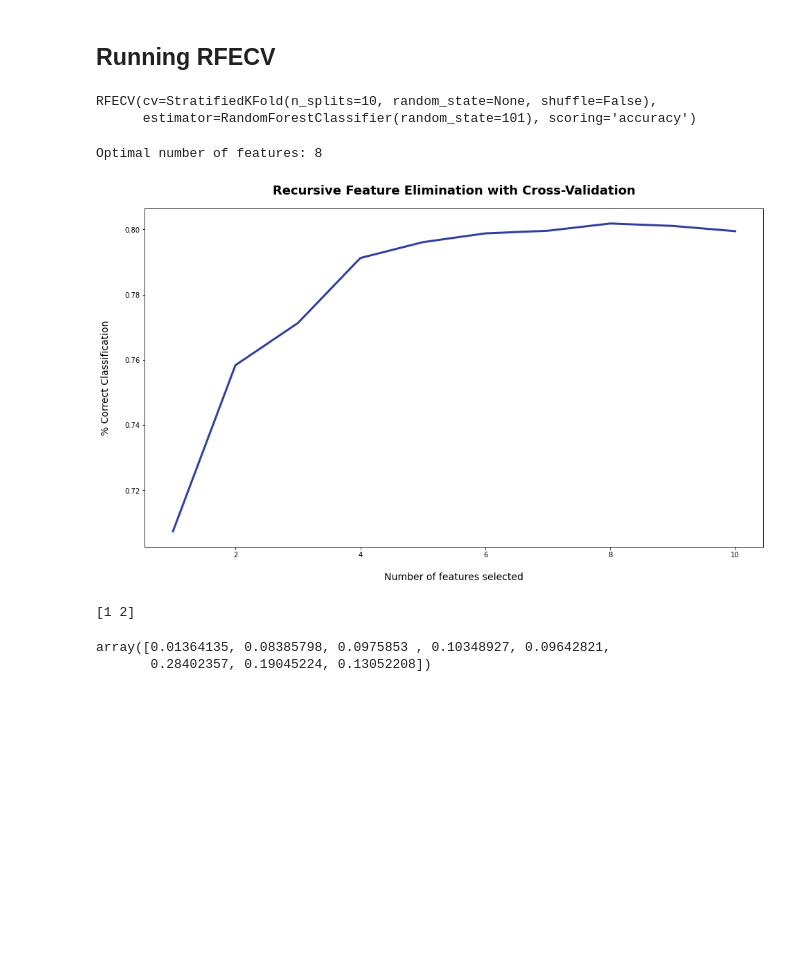
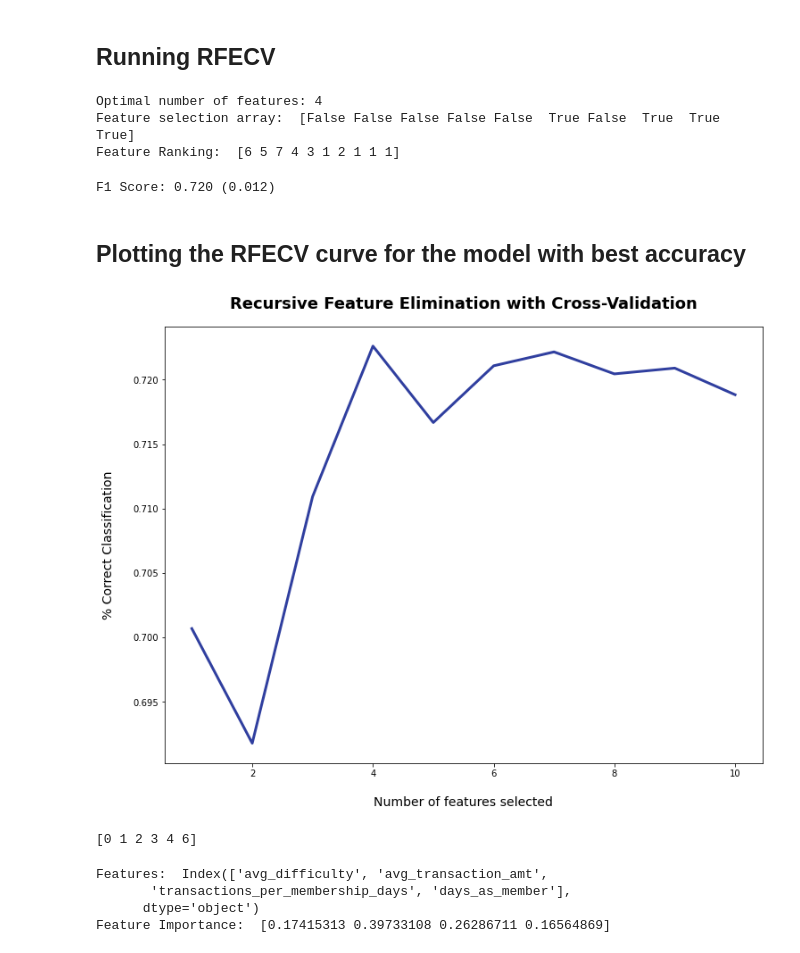
Before and after one commit to p33ves/Starbucks-Passive-Customer-Detection, a Jupyter notebook: notebooks/Feature Selection.ipynb, the cells around one changed output. Drawn from its saved outputs; the diff is of its cells as text; code cells hidden in the pictures; blank space fills up the shorter version.

Commit message:
Training and Prediction results

```diff
--- a/notebooks/Feature Selection.ipynb
+++ b/notebooks/Feature Selection.ipynb
@@ -75,41 +110,58 @@ Name: customer_type, dtype: int64
 # %% [markdown]
 ## Running RFECV
-# %%
-X = data[['is__F','is__M', 'is__O', 'age', 'income_in_k', 'avg_difficulty', 'avg_duration', 'avg_transaction_amt', 'transactions_per_membership_days', 'days_as_member']]
-target = data['customer_type']
-
-rfc = RandomForestClassifier(random_state=101)
-rfecv = RFECV(estimator=rfc, step=1, cv=StratifiedKFold(10), scoring='accuracy')
-rfecv.fit(X, target)
-# %% [output]
-RFECV(cv=StratifiedKFold(n_splits=10, random_state=None, shuffle=False),
-      estimator=RandomForestClassifier(random_state=101), scoring='accuracy')
-# %%
-print('Optimal number of features: {}'.format(rfecv.n_features_))
-# %% [output]
-Optimal number of features: 8
+# %%
+#RFECV automatically selects the number of features
+#Checking with Random Forest Classifier model
+model = DecisionTreeClassifier()
+rfecv = RFECV(estimator=model, step=1, cv=StratifiedKFold(10), scoring='accuracy')
+pipeline = Pipeline(steps=[('s',rfecv),('m',model)])
+
+pipeline.fit(X_train, y_train)
+
+print('Optimal number of features: {}'.format(rfecv.n_features_))
+print('Feature selection array: ', rfecv.support_)
+print('Feature Ranking: ',rfecv.ranking_)
+# %% [output]
+Optimal number of features: 4
+Feature selection array:  [False False False False False  True False  True  True  True]
+Feature Ranking:  [6 5 7 4 3 1 2 1 1 1]
+# %%
+#evaluate model
+cv = RepeatedStratifiedKFold(n_splits=10, n_repeats=3, random_state=1)
+n_scores = cross_val_score(pipeline, X, y, scoring='accuracy', cv=cv, n_jobs=-1, error_score='raise')
+print('F1 Score: %.3f (%.3f)' % (np.mean(n_scores), np.std(n_scores)))
+# %% [output]
+F1 Score: 0.720 (0.012)
+# %% [markdown]
+## Plotting the RFECV curve for the model with best accuracy
 # %%
-plt.figure(figsize=(16, 9))
+plt.figure(figsize=(12, 9))
 plt.title('Recursive Feature Elimination with Cross-Validation', fontsize=18, fontweight='bold', pad=20)
 plt.xlabel('Number of features selected', fontsize=14, labelpad=20)
 plt.ylabel('% Correct Classification', fontsize=14, labelpad=20)
 plt.plot(range(1, len(rfecv.grid_scores_) + 1), rfecv.grid_scores_, color='#303F9F', linewidth=3)
 
 plt.show()
 # %% [output]
-[figure, old version]
+[figure, new version]
 # %%
 # Least important features
 
 print(np.where(rfecv.support_ == False)[0])
 
-X.drop(X.columns[np.where(rfecv.support_ == False)[0]], axis=1, inplace=True)
+#Dropping the non-required features from training and test data
+X_train.drop(X_train.columns[np.where(rfecv.support_ == False)[0]], axis=1, inplace=True)
+X_test.drop(X_test.columns[np.where(rfecv.support_ == False)[0]], axis=1, inplace=True)
 # %% [output]
-[1 2]
+[0 1 2 3 4 6]
-# %%
-rfecv.estimator_.feature_importances_
-# %% [output]
-array([0.01364135, 0.08385798, 0.0975853 , 0.10348927, 0.09642821,
-       0.28402357, 0.19045224, 0.13052208])
+# %%
+#Print features and feature importance
+print("Features: ", X_train.columns)
+print("Feature Importance: ", rfecv.estimator_.feature_importances_)
+# %% [output]
+Features:  Index(['avg_difficulty', 'avg_transaction_amt',
+       'transactions_per_membership_days', 'days_as_member'],
+      dtype='object')
+Feature Importance:  [0.17415313 0.39733108 0.26286711 0.16564869]
 # %%
 dset = pd.DataFrame()
```
Also changed, not shown: parts of 40 cells of this notebook.
